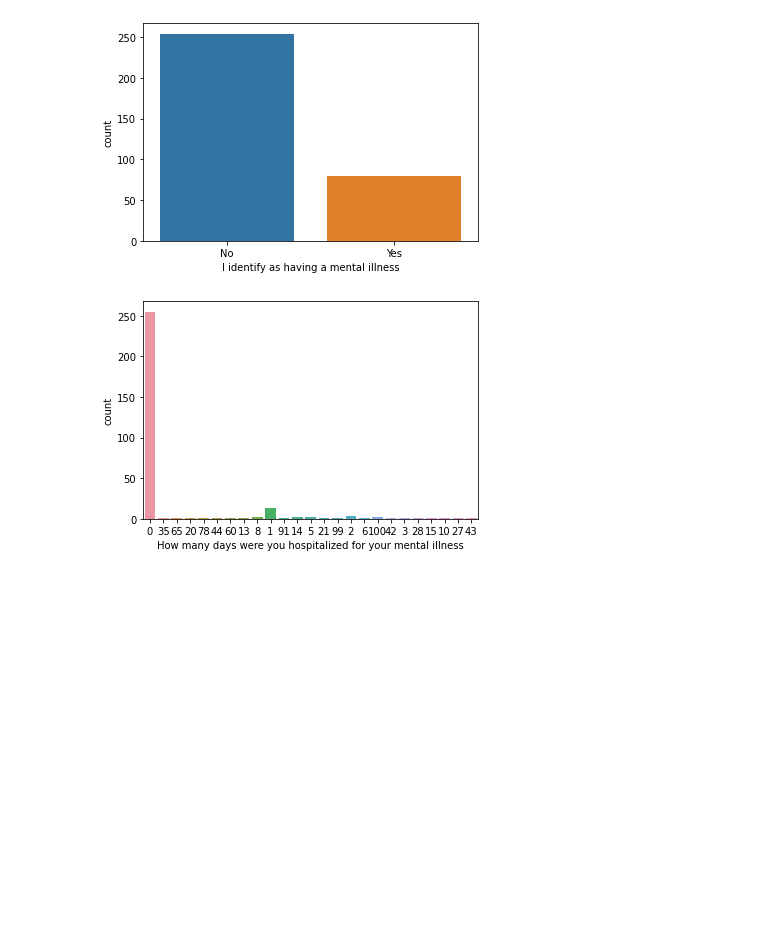
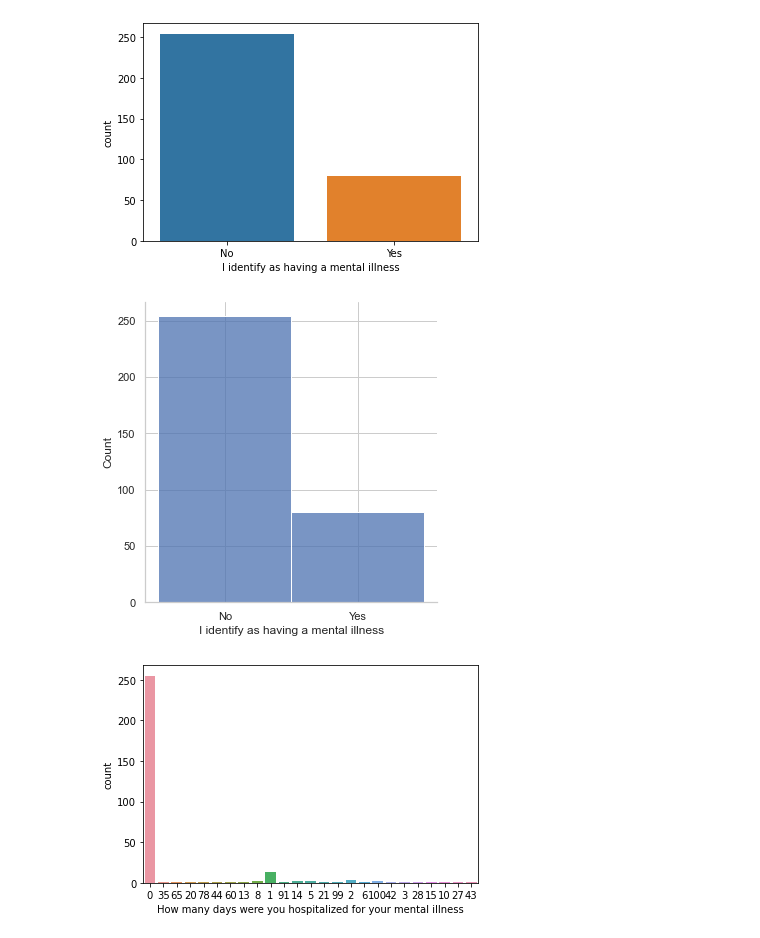
Before and after one commit to cantaruttim/Unemployment_and_mental_illnessSurvey, a Jupyter notebook: index.ipynb, the cells around one changed output. Saved outputs shown, nothing was run; the diff lists cells and outputs as text; code cells hidden in the pictures; blank space fills up the shorter version.

```diff
--- a/index.ipynb
+++ b/index.ipynb
@@ -95,6 +95,10 @@ import seaborn as sns # dados desbalanceados
 sns.countplot(mentalIlness['I identify as having a mental illness']);
 # %% [output]
 [figure]
+# %%
+sns.displot(mentalIlness['I identify as having a mental illness']);
+# %% [output]
+[figure, added]
 # %%
 sns.countplot(mentalIlness['How many days were you hospitalized for your mental illness']);
 # %% [output]
```
